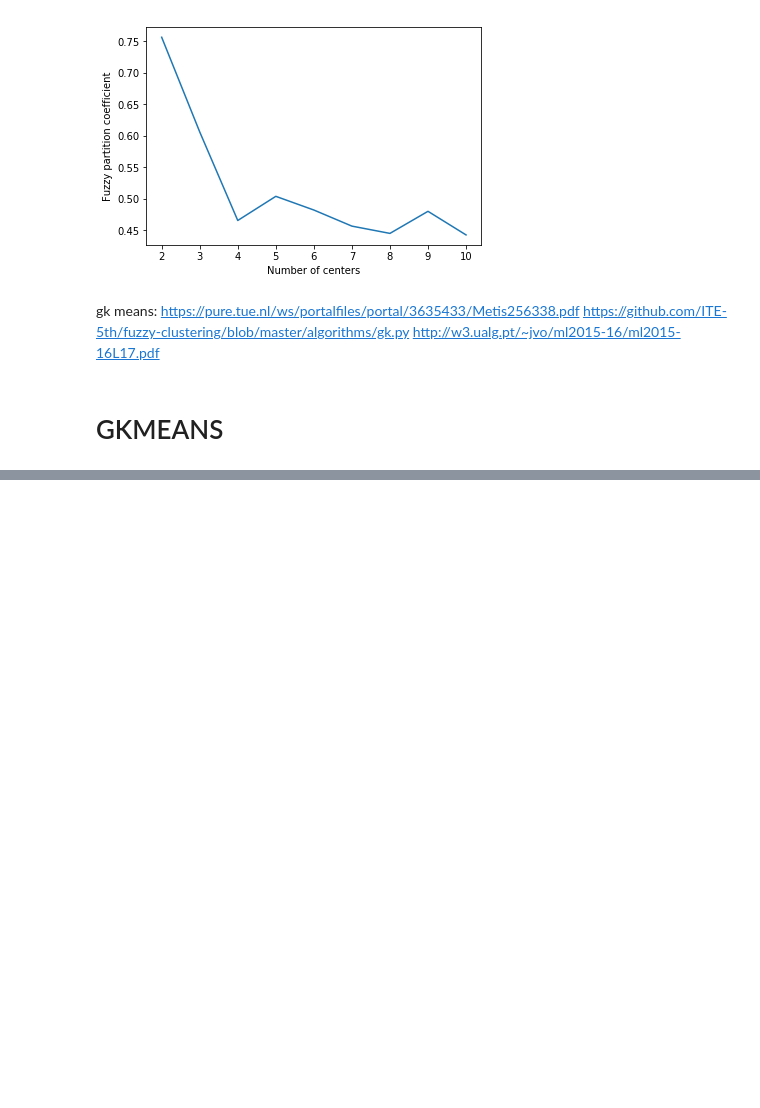
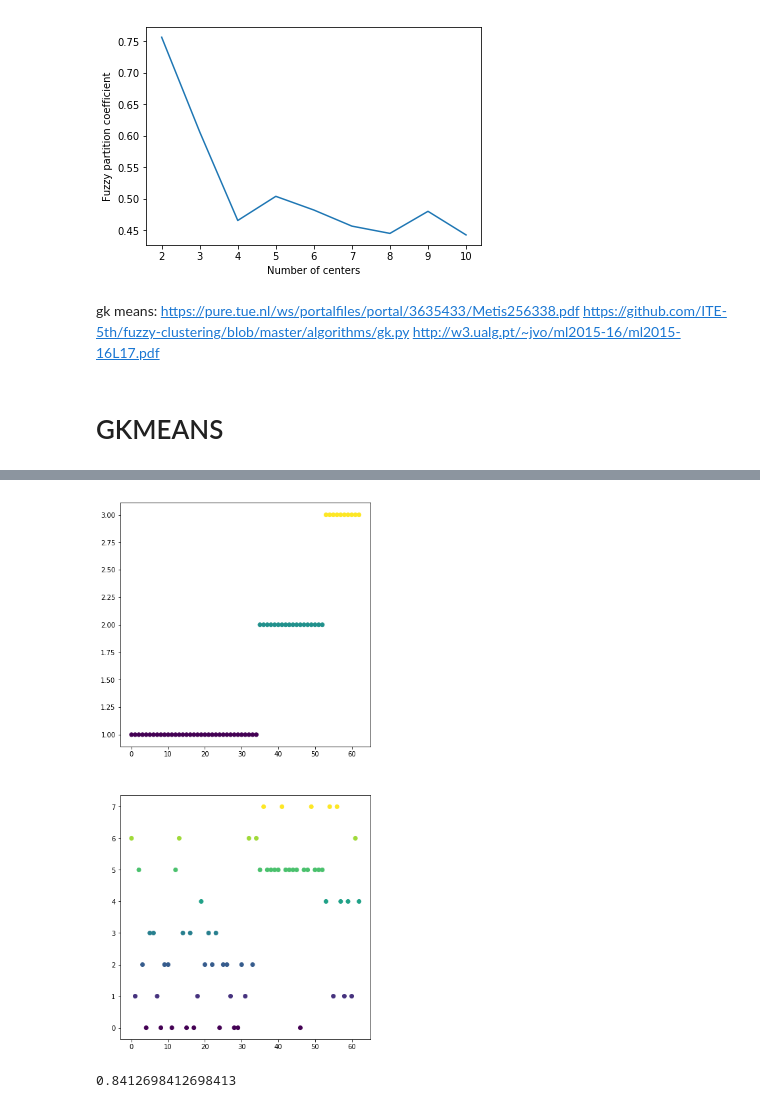
Before and after one commit to David9203/SUP, a Jupyter notebook: GMMHMM/bolivarrms.ipynb, the cells around one changed output, grey strips where cells are left out. Drawn from its saved outputs; the diff is of its cells as text; code cells hidden in the pictures; blank space fills up the shorter version.

```diff
--- a/GMMHMM/bolivarrms.ipynb
+++ b/GMMHMM/bolivarrms.ipynb
@@ -2155,0 +2447,5 @@ plt.show()
+# %%
+import pandas as pd
+datoscompletosprofe=pd.concat([dataprofe,dataprofeprueba])
+ycompletosprofe=pd.concat([yp,ypruebaP])
+datoscompletosprofe
@@ -2155,0 +2540,11 @@ plt.show()
+# %%
+X_train, X_test, y_train, y_test = train_test_split(datoscompletosprofe, ycompletosprofe)
+
+X_train['train']=y_train
+X_test['train']=y_test
+xtrain=X_train.sort_values(by='train')
+xtest=X_test.sort_values(by='train')
+ytrain=xtrain['train']
+ytest=xtest['train']
+xtrain=xtrain.drop('train',1)
+xtest=xtest.drop('train',1)
@@ -2155,0 +2562,52 @@ plt.show()
+# %%
+
+##con permanencia
+from hmmlearn import hmm
+dataprofe=xtrain
+modelhm=hmm.GMMHMM(n_components=8,n_mix=2,covariance_type="spherical")
+modelhm.fit(dataprofe)
+labels = modelhm.predict(dataprofe)
+#        gmm = GMM(n_components=j).fit(principalf)
+#       labels = gmm.predict(principalf)
+
+
+fig = plt.figure(figsize=(15,15))
+ax = fig.add_subplot(2,2,1)
+x=np.arange(dataprofe.shape[0])
+y=yp
+
+img = ax.scatter(x, ytrain, c=ytrain, cmap=plt.viridis())
+axx = fig.add_subplot(2,2,3)
+img = axx.scatter(x, labels, c=labels, cmap=plt.viridis())
+plt.show()
+# %% [output]
+[figure, added]
+# %%
+
+
+newlist = []
+
+for item in labels:
+    #print(item)
+    if item == 0  :
+        item = 1
+    elif item == 1  :
+        item = 1
+    elif item == 2  :
+        item = 1
+    elif item == 3  :
+        item = 1
+    elif item == 4  :
+        item = 3
+    elif item == 5  :
+        item = 2
+    elif item == 6  :
+        item = 1
+    elif item == 7  :
+        item = 2
+        #print(item)
+    newlist.append(item)
+newlist;
+print(accuracy_score(ytrain,newlist))
+# %% [output]
+0.8412698412698413
```
Also changed, not shown: parts of 28 cells of this notebook, 12 other files.
